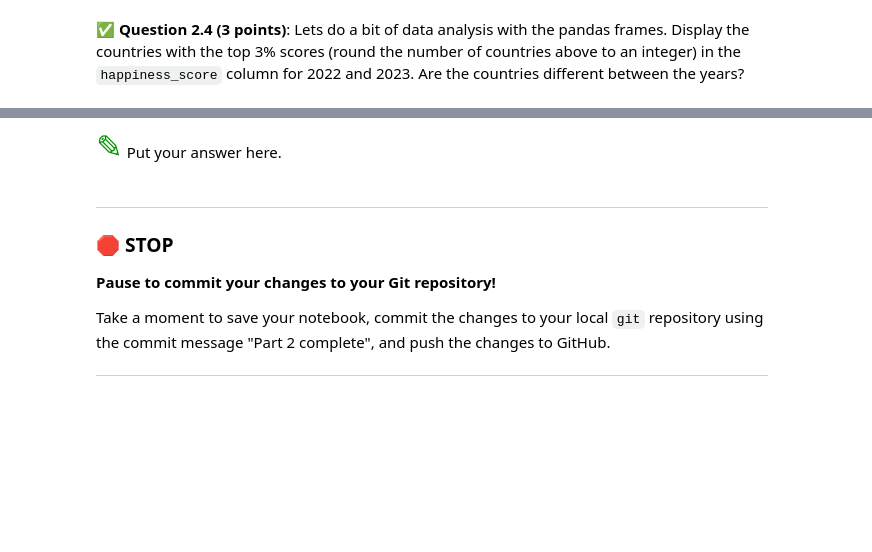
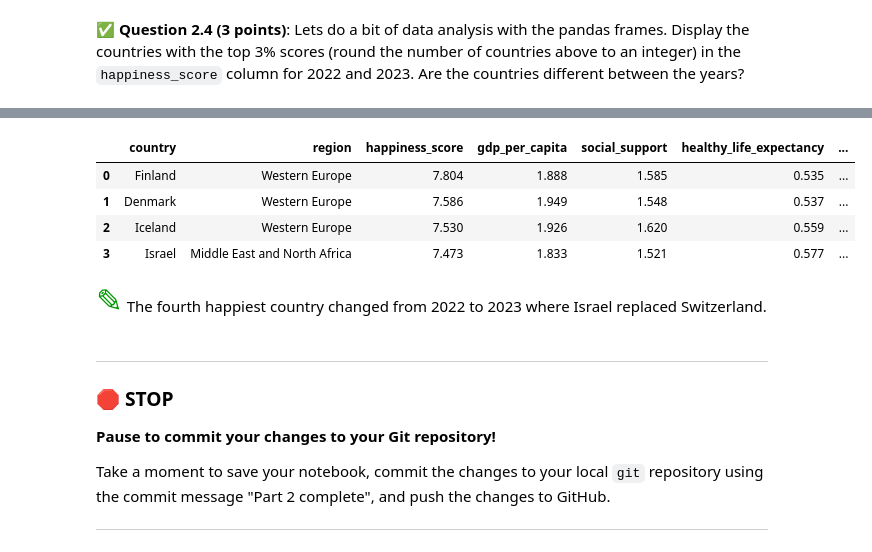
Before and after one commit to Jlozano351/CMSE202-s24-turnin, a Jupyter notebook: hw-03/HW-03_Regression-S24-Juan José Lozano González.ipynb, the cells around one changed output, grey strips where cells are left out. Cells and saved outputs as stored; diff of their text form; code cells hidden in the pictures; blank space fills up the shorter version.

```diff
--- a/hw-03/HW-03_Regression-S24-Juan José Lozano González.ipynb
+++ b/hw-03/HW-03_Regression-S24-Juan José Lozano González.ipynb
@@ -77,5 +122,15 @@ Note that while Parts 3 and 4 are designed to be workable independent of each ot
+# %%
+# Top 3% happiest countries according to WHR_2023
+top_3_percent = int(len(WHR_2023) * 0.03)
+WHR_2023.sort_values(by='happiness_score', ascending=False).head(top_3_percent)
+# %% [output]
+|  | country | region | happiness_score | gdp_per_capita | social_support | healthy_life_expectancy | ... |
+| 0 | Finland | Western Europe | 7.804 | 1.888 | 1.585 | 0.535 | ... |
+| 1 | Denmark | Western Europe | 7.586 | 1.949 | 1.548 | 0.537 | ... |
+| 2 | Iceland | Western Europe | 7.530 | 1.926 | 1.620 | 0.559 | ... |
+| 3 | Israel | Middle East and North Africa | 7.473 | 1.833 | 1.521 | 0.577 | ... |
 # %% [markdown]
-<font size=6 color="#009600">&#9998;</font> Put your answer here.
+<font size=6 color="#009600">&#9998;</font> The fourth happiest country changed from 2022 to 2023 where Israel replaced Switzerland.
 # %% [markdown]
 ---
 ### &#128721; STOP
```
Also changed, not shown: parts of 15 cells of this notebook, 2 other files.
